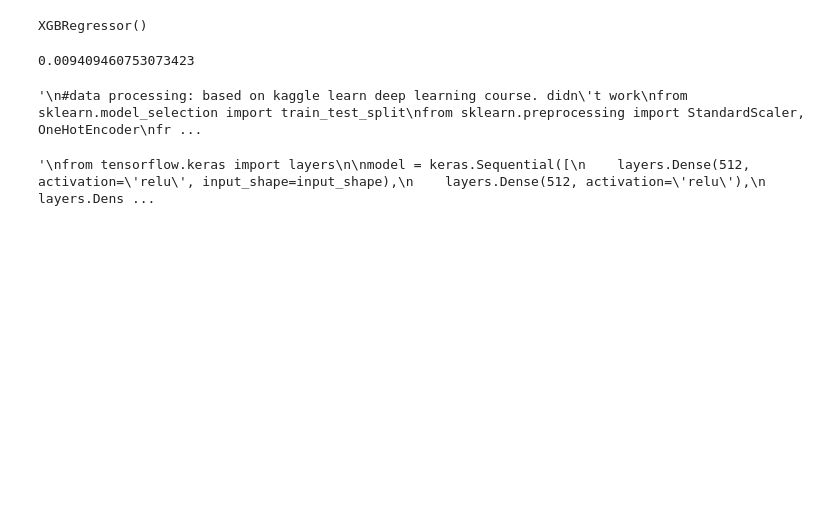
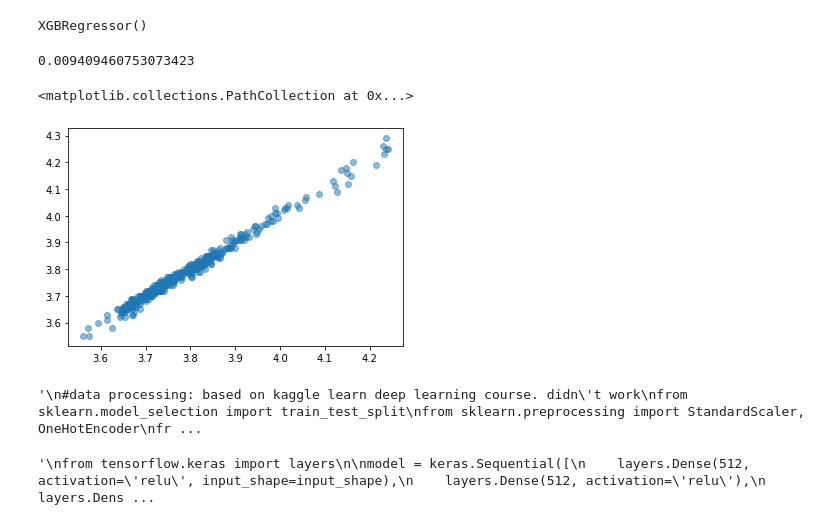
Before and after one commit to p-ai-org/p-music, a Jupyter notebook: album_metadata_model.ipynb, the cells around one changed output. Cells and saved outputs as stored; diff of their text form; code cells hidden in the pictures; blank space fills up the shorter version.

Commit message:
scatterplot added

```diff
--- a/album_metadata_model.ipynb
+++ b/album_metadata_model.ipynb
@@ -222,6 +227,13 @@ mae = mean_absolute_error(predictions, y_valid)
 mae
 # %% [output]
 0.009409460753073423
+# %%
+import matplotlib.pyplot as plt
+
+plt.scatter(predictions, y_valid,  alpha=0.5)
+# %% [output]
+<matplotlib.collections.PathCollection at 0x...>
+[figure, added]
 # %%
 """
 #data processing: based on kaggle learn deep learning course. didn't work
```
Also changed, not shown: parts of 3 cells of this notebook.
